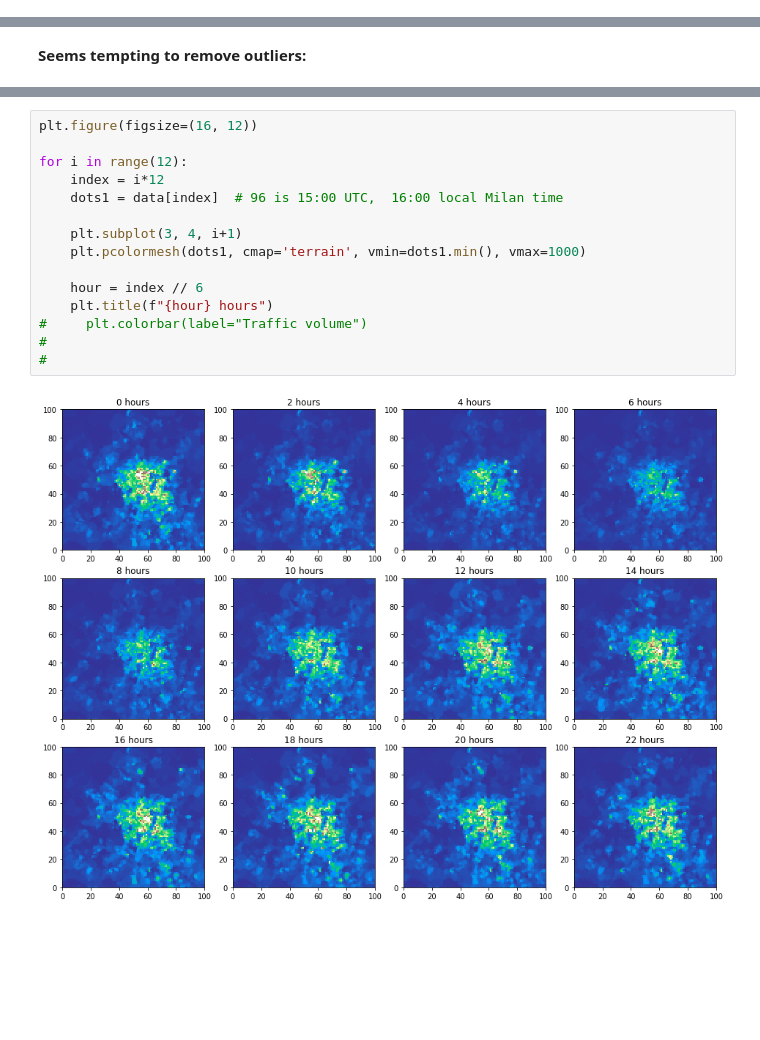
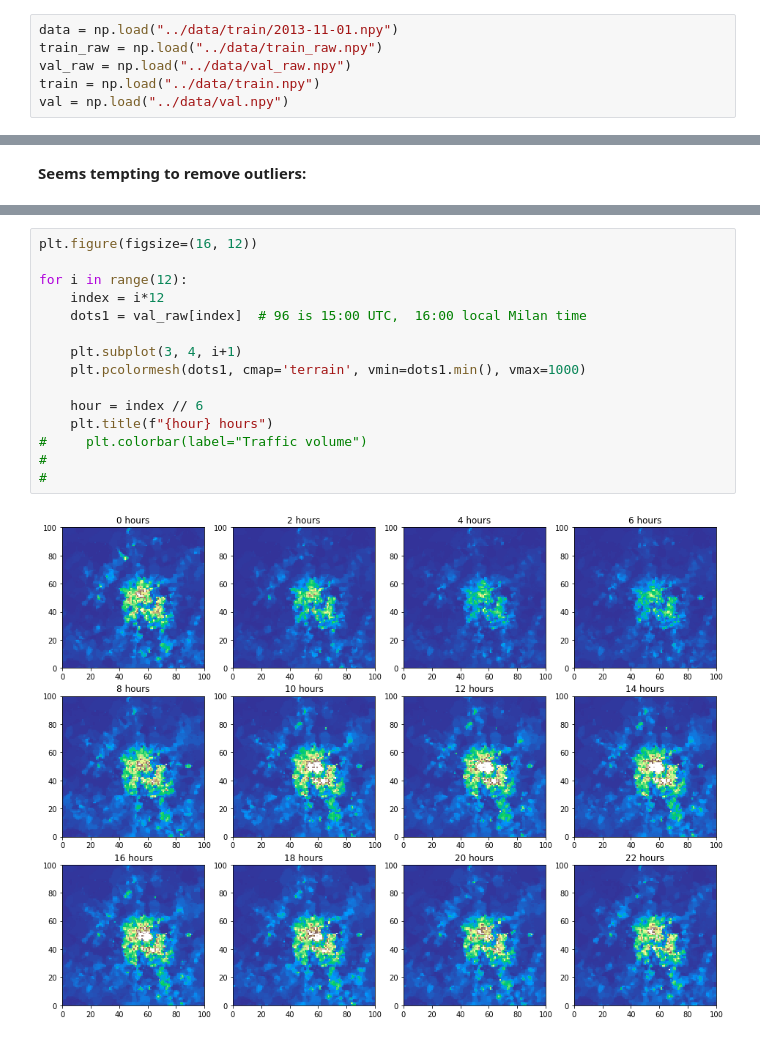
Before and after one commit to dzhv/Spatio-Temporal-mobile-traffic-forecasting, a Jupyter notebook: notebooks/data_exploration.ipynb, the cells around one changed output, grey strips where cells are left out. Cells and saved outputs as stored; diff of their text form; blank space fills up the shorter version.

Commit message:
trying to understand the difference between train and val distributions

```diff
--- a/notebooks/data_exploration.ipynb
+++ b/notebooks/data_exploration.ipynb
@@ -12,3 +10,9 @@ data = np.load("../data/11-01_mapped.npy")
+# %%
+data = np.load("../data/train/2013-11-01.npy")
+train_raw = np.load("../data/train_raw.npy")
+val_raw = np.load("../data/val_raw.npy")
+train = np.load("../data/train.npy")
+val = np.load("../data/val.npy")
 # %% [markdown]
 #### We have 1 datapoint per 10 minutes, resulting in 144 data points per day
 # %%
@@ -136,17 +165,17 @@ sns.distplot(outliers_removed)
 # %%
 plt.figure(figsize=(16, 12))
 
 for i in range(12):
     index = i*12
-    dots1 = data[index]  # 96 is 15:00 UTC,  16:00 local Milan time
+    dots1 = val_raw[index]  # 96 is 15:00 UTC,  16:00 local Milan time
 
     plt.subplot(3, 4, i+1)
     plt.pcolormesh(dots1, cmap='terrain', vmin=dots1.min(), vmax=1000)
 
     hour = index // 6
     plt.title(f"{hour} hours")
 #     plt.colorbar(label="Traffic volume")
 #
 #
 # %% [output]
-[figure, old version]
+[figure, new version]
```
Also changed, not shown: parts of 11 cells of this notebook.
